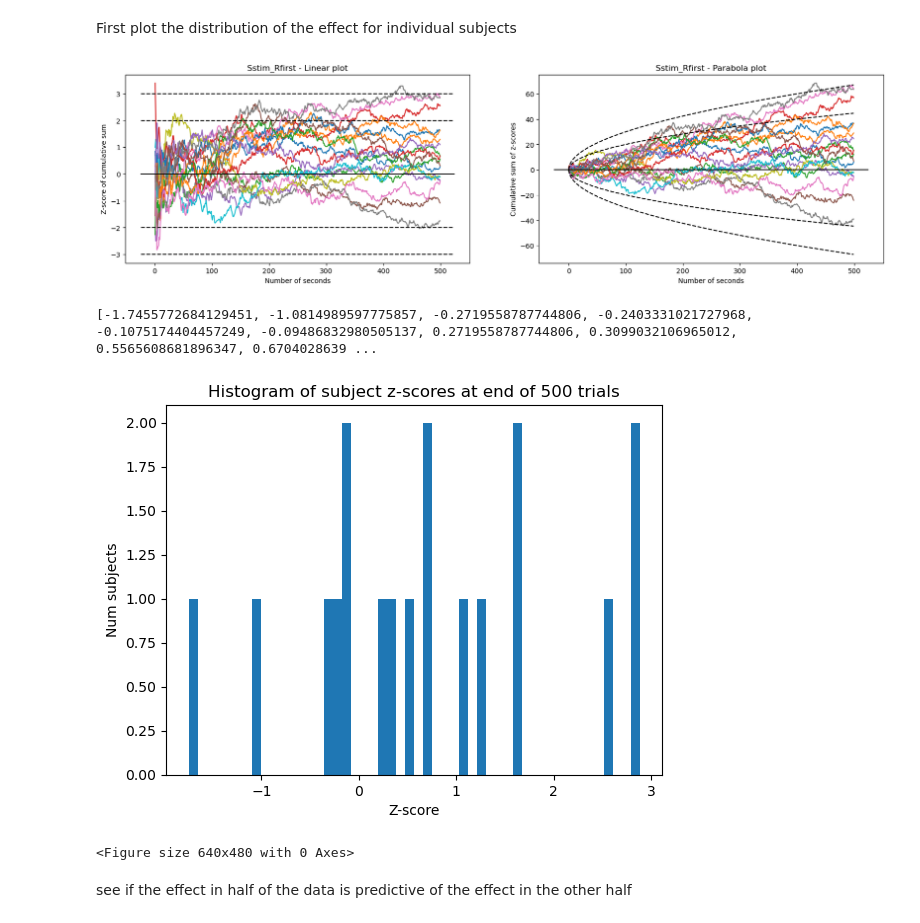
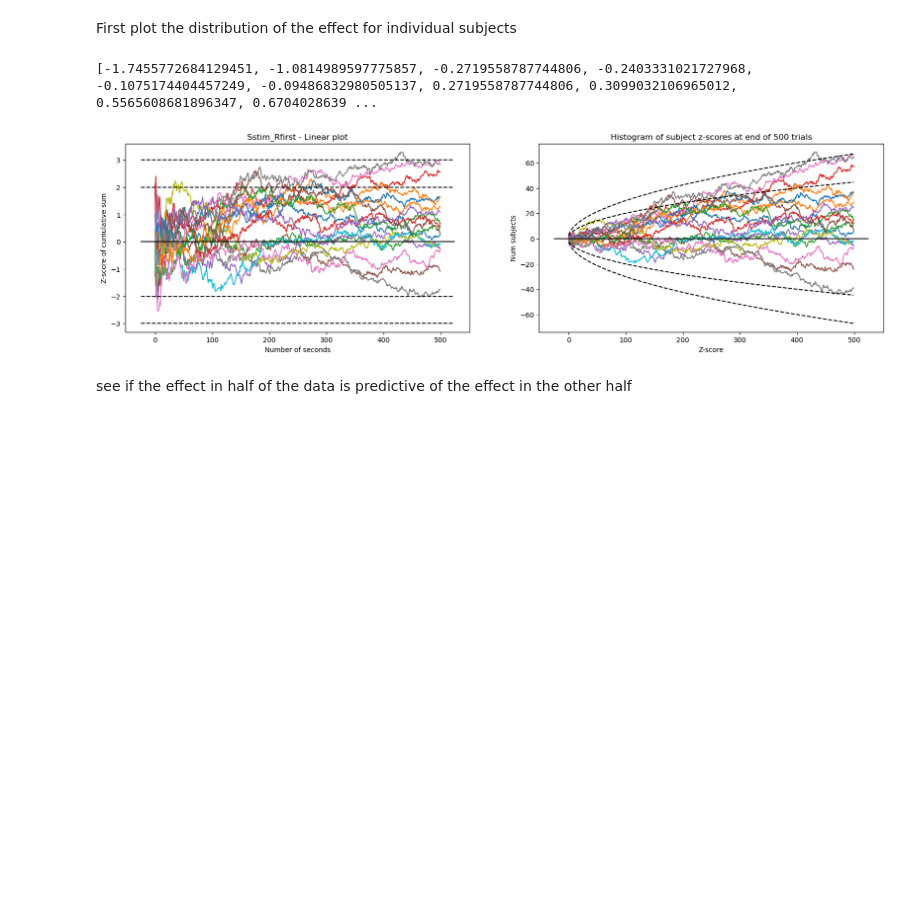
Before and after one commit to AvantiShri/freedman2023_cortex_analysisreplication, a Jupyter notebook: freedman_et_al_2023/Freedman_et_al_2023_rep.ipynb, the cells around one changed output. Cells and saved outputs as stored; diff of their text form; code cells hidden in the pictures; blank space fills up the shorter version.

Commit message:
updated plots

```diff
--- a/freedman_et_al_2023/Freedman_et_al_2023_rep.ipynb
+++ b/freedman_et_al_2023/Freedman_et_al_2023_rep.ipynb
@@ -104,7 +104,7 @@ for groupname in group_and_condition_to_trialdata:
         handles.append(
          plt.plot(np.cumsum(np.sum(data-100, axis=0))/(np.sqrt(50)*np.sqrt(np.arange(500)+1)*np.sqrt(data.shape[0])),
                  color=conditionname_to_color[conditionname],
-                 alpha=conditionname_to_alpha[conditionname],
+                 #alpha=conditionname_to_alpha[conditionname],
                  linestyle=conditionname_to_linestyle[conditionname])[0])
         handle_labels.append(conditionname)
     plt.legend(handles=handles, labels=handle_labels, loc=3)
@@ -130,24 +130,23 @@ for groupname in group_and_condition_to_trialdata:
         handles.append(
          plt.plot(np.cumsum(np.sum(data-100, axis=0))/(np.sqrt(50)*np.sqrt(data.shape[0])),
                  color=conditionname_to_color[conditionname],
-                 alpha=conditionname_to_alpha[conditionname],
+                 #alpha=conditionname_to_alpha[conditionname],
                  linestyle=conditionname_to_linestyle[conditionname])[0])
         handle_labels.append(conditionname)
     plt.legend(handles=handles, labels=handle_labels, loc=3)
     xlim = plt.xlim()
     plt.plot(xlim, [0,0], color="black")
     #2 sigma curve:
-    plt.plot(np.arange(data.shape[1]), 2*np.sqrt(np.arange(data.shape[1])), linestyle="--", color="black" )
-    plt.plot(np.arange(data.shape[1]), -2*np.sqrt(np.arange(data.shape[1])), linestyle="--", color="black" )
+    plt.plot(np.arange(data.shape[1]), 2*np.sqrt(1+np.arange(data.shape[1])), linestyle="--", color="black" )
+    plt.plot(np.arange(data.shape[1]), -2*np.sqrt(1+np.arange(data.shape[1])), linestyle="--", color="black" )
     #3 sigma curve:
-    plt.plot(np.arange(data.shape[1]), 3*np.sqrt(np.arange(data.shape[1])), linestyle="--", color="black" )
-    plt.plot(np.arange(data.shape[1]), -3*np.sqrt(np.arange(data.shape[1])), linestyle="--", color="black" )
+    plt.plot(np.arange(data.shape[1]), 3*np.sqrt(1+np.arange(data.shape[1])), linestyle="--", color="black" )
+    plt.plot(np.arange(data.shape[1]), -3*np.sqrt(1+np.arange(data.shape[1])), linestyle="--", color="black" )
     plt.title(groupname+" - Parabola plot")
     plt.xlabel("Number of seconds")
     plt.ylabel("Cumulative sum of z-scores across trials")
     plt.ylim(-70,70)
+
     #plt.show()
-
-    plt.show()
-    #plt.savefig(groupname+'.eps', format='eps')
+    plt.savefig(groupname+'.eps', format='eps')
 # %% [output]
@@ -242,49 +238,46 @@ fig, ax = plt.subplots(1,2,figsize=(20,5))
 
 plt.sca(ax[0])
 for i in range(data.shape[0]):
-    plt.plot(np.cumsum(data[i,:]-100)/(np.sqrt(50)*np.sqrt(np.arange(data.shape[1]))))
+    plt.plot(np.cumsum(data[i,:]-100)/(np.sqrt(50)*np.sqrt(1+np.arange(data.shape[1]))))
 xlim = plt.xlim()
 plt.plot(xlim, [0,0], color="black")
 plt.plot(xlim, [2,2], linestyle="--", color="black")
 plt.plot(xlim, [3,3], linestyle="--", color="black")
 plt.plot(xlim, [-2,-2], linestyle="--", color="black")
 plt.plot(xlim, [-3,-3], linestyle="--", color="black")
 plt.title(groupname+" - Linear plot")
 plt.ylabel("Z-score of cumulative sum")
 plt.xlabel("Number of seconds")
 
 plt.sca(ax[1])
 for i in range(data.shape[0]):
     plt.plot(np.cumsum(data[i,:]-100)/(np.sqrt(50)))
 xlim = plt.xlim()
 plt.plot(xlim, [0,0], color="black")
 #2 sigma curve:
-plt.plot(np.arange(data.shape[1]), 2*np.sqrt(np.arange(data.shape[1])), linestyle="--", color="black" )
-plt.plot(np.arange(data.shape[1]), -2*np.sqrt(np.arange(data.shape[1])), linestyle="--", color="black" )
+plt.plot(np.arange(data.shape[1]), 2*np.sqrt(1+np.arange(data.shape[1])), linestyle="--", color="black" )
+plt.plot(np.arange(data.shape[1]), -2*np.sqrt(1+np.arange(data.shape[1])), linestyle="--", color="black" )
 #3 sigma curve:
-plt.plot(np.arange(data.shape[1]), 3*np.sqrt(np.arange(data.shape[1])), linestyle="--", color="black" )
-plt.plot(np.arange(data.shape[1]), -3*np.sqrt(np.arange(data.shape[1])), linestyle="--", color="black" )
+plt.plot(np.arange(data.shape[1]), 3*np.sqrt(1+np.arange(data.shape[1])), linestyle="--", color="black" )
+plt.plot(np.arange(data.shape[1]), -3*np.sqrt(1+np.arange(data.shape[1])), linestyle="--", color="black" )
 plt.title(groupname+" - Parabola plot")
 plt.ylabel("Cumulative sum of z-scores")
 plt.xlabel("Number of seconds")
 
-plt.show()
+#plt.show()
+plt.savefig('Lstim_Rfirst_expRight_individual.eps', format='eps')
 
 
 per_subject_effectsize = np.sum(data-100, axis=1)/(np.sqrt(50)*np.sqrt(data.shape[1]))
 print(sorted(per_subject_effectsize))
 plt.hist(per_subject_effectsize, bins=50)
 plt.title("Histogram of subject z-scores at end of 500 trials")
 plt.xlabel("Z-score")
 plt.ylabel("Num subjects")
 plt.show()
-
-plt.savefig('Lstim_Rfirst_expRight_individual.eps', format='eps')
 # %% [output]
+[-1.7455772684129451, -1.0814989597775857, -0.2719558787744806, -0.2403331021727968, -0.1075174404457249, -0.09486832980505137, 0.2719558787744806, 0.3099032106965012, 0.5565608681896347, 0.6704028639 ...
-[figure, old version]
+[figure, new version]
-[-1.7455772684129451, -1.0814989597775857, -0.2719558787744806, -0.2403331021727968, -0.1075174404457249, -0.09486832980505137, 0.2719558787744806, 0.3099032106965012, 0.5565608681896347, 0.6704028639 ...
-[figure, removed]
-<Figure size 640x480 with 0 Axes>
 # %% [markdown]
 see if the effect in half of the data is predictive of the effect in the other half
 # %%
```
Also changed, not shown: parts of 1 cell of this notebook, 7 other files.
